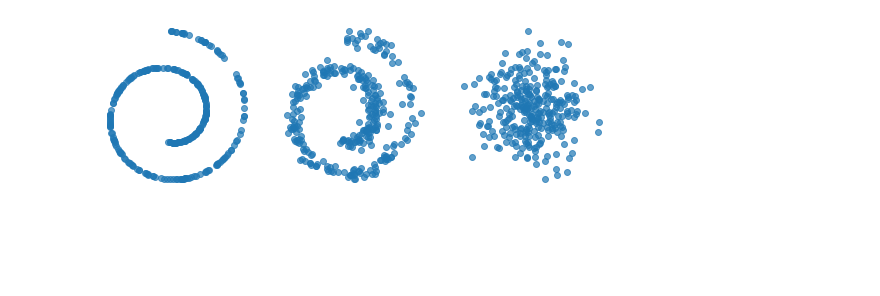
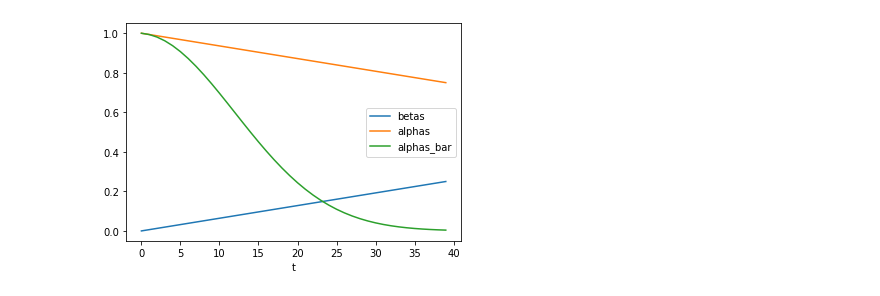
Before and after one commit to jgcarrasco/diffusion, a Jupyter notebook: explore.ipynb, the cells around one changed output. Drawn from its saved outputs; the diff is of its cells as text; code cells hidden in the pictures; blank space fills up the shorter version.

```diff
--- a/explore.ipynb
+++ b/explore.ipynb
@@ -12,19 +51,28 @@ $$q(x^{(t)}|x^{(t+1)} = \mathcal{N}\left(x^{(t)}; \sqrt{1 - \beta_t}x^{(t-1)}, \
-# %%
-T = 150
-
-points = make_swiss_roll(n_samples=300)[0][:, [0,2]]
-
-fig, (ax1, ax2, ax3) = plt.subplots(nrows=1, ncols=3, figsize=(3*3, 3))
-ax1.set_axis_off(), ax2.set_axis_off(), ax3.set_axis_off()
-ax1.plot(points[:, 0], points[:, 1], color='C0', marker='o', ls='', alpha=0.7)
-
-for t in range(T):
-    beta = 0.05
-    points = np.random.normal(loc=np.sqrt(1-beta)*points, scale=beta, size=points.shape)
-    if t == 50:
-        ax2.plot(points[:, 0], points[:, 1], color='C0', marker='o', ls='', alpha=0.7)
-
-ax3.plot(points[:, 0], points[:, 1], color='C0', marker='o', ls='', alpha=0.7)
-plt.show()
-# %% [output]
-[figure, removed]
+# %%
+def schedule_variances(beta_1=1e-4, beta_T = 0.25, T=40):
+    """
+    Schedule the variances used in the forward diffusion step.
+    In this case, it will simply perform a linear interpolation between
+    beta_1 and beta_T.
+    Returns:
+        - betas: Array with all the beta_t
+        - alphas: (1 - beta_t)
+        - alphas_bar: Just the cumulative product of the alphas
+    All will be arrays of shape (T, )
+    """
+    ts = np.arange(T)
+    betas = np.interp(ts, [ts[0], ts[-1]], [beta_1, beta_T])
+    alphas = (1 - betas)
+    alphas_bar = np.cumprod(alphas)
+    return betas, alphas, alphas_bar
+
+T = 40
+betas, alphas, alphas_bar = schedule_variances(T=T)
+plt.plot(betas, label='betas')
+plt.plot(alphas, label='alphas')
+plt.plot(alphas_bar, label='alphas_bar')
+plt.xlabel("t")
+plt.legend()
+plt.show()
+# %% [output]
+[figure, added]
```
Also changed, not shown: parts of 8 cells of this notebook, 7 other files.
